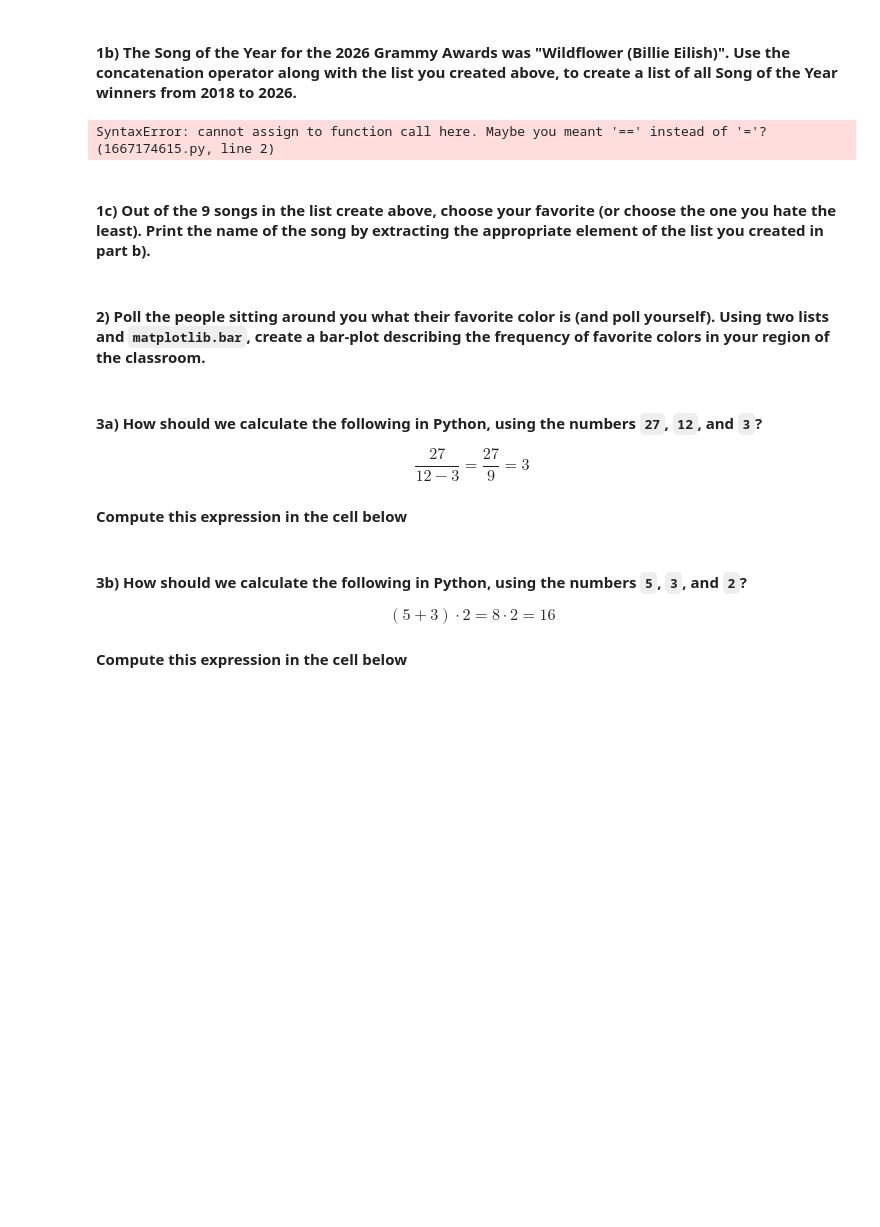
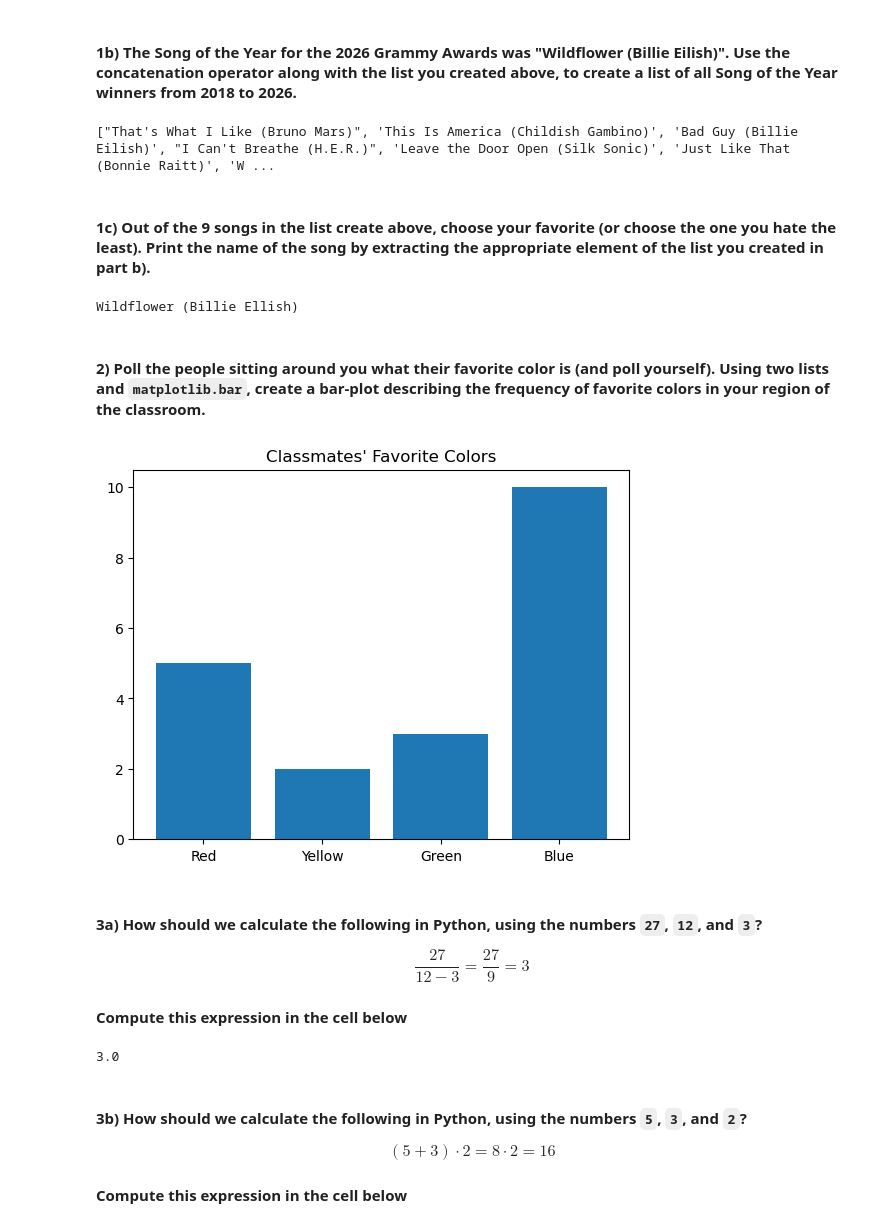
Before and after one commit to larissay23/datasci151spring2026, a Jupyter notebook: lecture_06/lecture_06 copy.ipynb, the cells around one changed output. Drawn from its saved outputs; the diff is of its cells as text; code cells hidden in the pictures; blank space fills up the shorter version.

```diff
--- a/lecture_06/lecture_06 copy.ipynb
+++ b/lecture_06/lecture_06 copy.ipynb
@@ -540,18 +540,28 @@ print(songs_2018_2025)
 #### **1b)** The Song of the Year for the 2026 Grammy Awards was "Wildflower (Billie Eilish)". Use the **concatenation** operator along with the list you created above, to create a list of all Song of the Year winners from 2018 to 2026.
 # %%
 # your code here
-songs_2018_2026 = songs_2018_2025 + ["Wildflower (Billie Ellish)",]
+songs_2018_2026 = songs_2018_2025 + ["Wildflower (Billie Ellish)"]
 print(songs_2018_2026)
 # %% [output]
-SyntaxError: cannot assign to function call here. Maybe you meant '==' instead of '='? (1667174615.py, line 2)
+["That's What I Like (Bruno Mars)", 'This Is America (Childish Gambino)', 'Bad Guy (Billie Eilish)', "I Can't Breathe (H.E.R.)", 'Leave the Door Open (Silk Sonic)', 'Just Like That (Bonnie Raitt)', 'W ...
 # %% [markdown]
 #### **1c)** Out of the 9 songs in the list create above, choose your favorite (or choose the one you hate the least). Print the name of the song by extracting the appropriate element of the list you created in part b).
 # %%
 # your code here
+print(songs_2018_2026[8])
+# %% [output]
+Wildflower (Billie Ellish)
 # %% [markdown]
 #### **2)** Poll the people sitting around you what their favorite color is (and poll yourself). Using two lists and `matplotlib.bar`, create a bar-plot describing the frequency of favorite colors in your region of the classroom.
 # %%
 # your code here
+favorite_colors = ["Red", "Yellow", "Green", "Blue"]
+count_colors = [5, 2, 3, 10]
+plt.bar(x = favorite_colors, height = count_colors)
+plt.title("Classmates' Favorite Colors")
+plt.show()
+# %% [output]
+[figure, added]
 # %% [markdown]
 #### **3a)** How should we calculate the following in Python, using the numbers `27`, `12`, and `3`?
 
@@ -561,6 +571,10 @@ $$ \frac{27}{12 - 3} = \frac{27}{9} = 3$$
 # %%
 # Calculate the expression above using the numbers 27, 12, 3
 # Print the value -- you should get the number 3
+
+print(27/(12-3))
+# %% [output]
+3.0
 # %% [markdown]
 #### **3b)** How should we calculate the following in Python, using the numbers `5`, `3`, and `2`?
 
```
Also changed, not shown: parts of 9 cells of this notebook.
